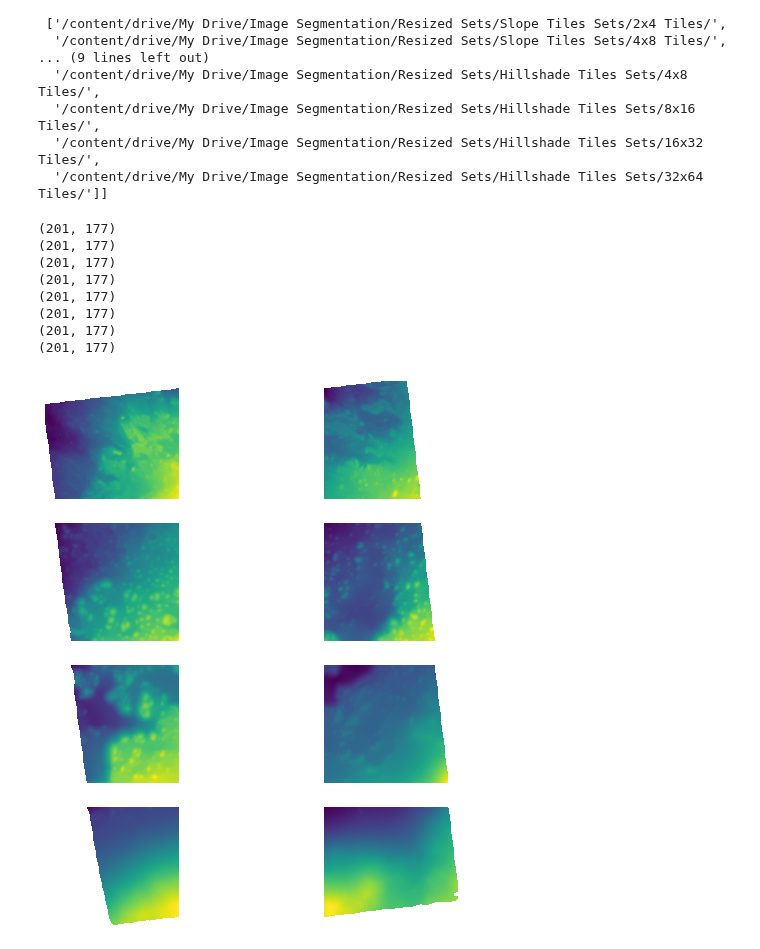
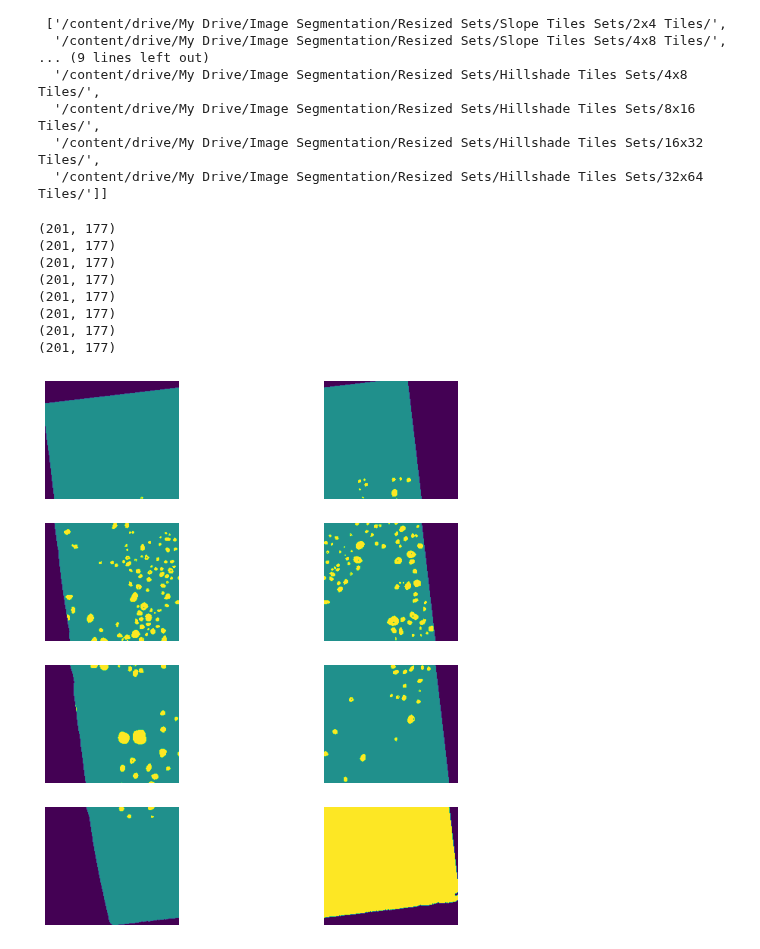
Before and after one commit to SalimFares4/Image-Segmentation, a Jupyter notebook: Code/[5]Unify_input_size.ipynb, the cells around one changed output. Drawn from its saved outputs; the diff is of its cells as text; code cells hidden in the pictures.

```diff
--- a/Code/[5]Unify_input_size.ipynb
+++ b/Code/[5]Unify_input_size.ipynb
@@ -63,8 +70,6 @@ for dir in [x for x in p.iterdir() if x.is_dir()]:
     for dem_file in get_files(tiles_dir):
       # dem = gdal.Open(os.fspath(dem_file))
       output = resized_sets + dem_file.name
-      if os.path.isfile(output):
-        continue
       # gdal.Translate(output, dem, width = 177, height = 201)
   resized_sets_paths_list.append(tiles_files_list)
 resized_sets_paths_list
@@ -89,26 +94,26 @@ resized_sets_paths_list
 # %%
 # Plot one resized set path
 
 # 8x16 tiles ==> subplot(16,8)
-origin_2x4_tiles = resized_sets_paths_list[0][0]
+origin_2x4_tiles = resized_sets_paths_list[1][0]
 fig, ax = plt.subplots(4, 2, figsize=(10, 10))
 plt.subplots_adjust(wspace =0.0001)
 ax = ax.flatten('F')
 # fig.tight_layout()
 i=0
 for file in get_files(origin_2x4_tiles):
   with rasterio.open(file) as tile:
     print(tile.shape)
     ax[i].axis('off')
     rasterio.plot.show(tile, ax=ax[i])
     i+=1
 # %% [output]
 (201, 177)
 (201, 177)
 (201, 177)
 (201, 177)
 (201, 177)
 (201, 177)
 (201, 177)
 (201, 177)
-[figure, old version]
+[figure, new version]
```
Also changed, not shown: parts of 2 cells of this notebook, 1 other file.
